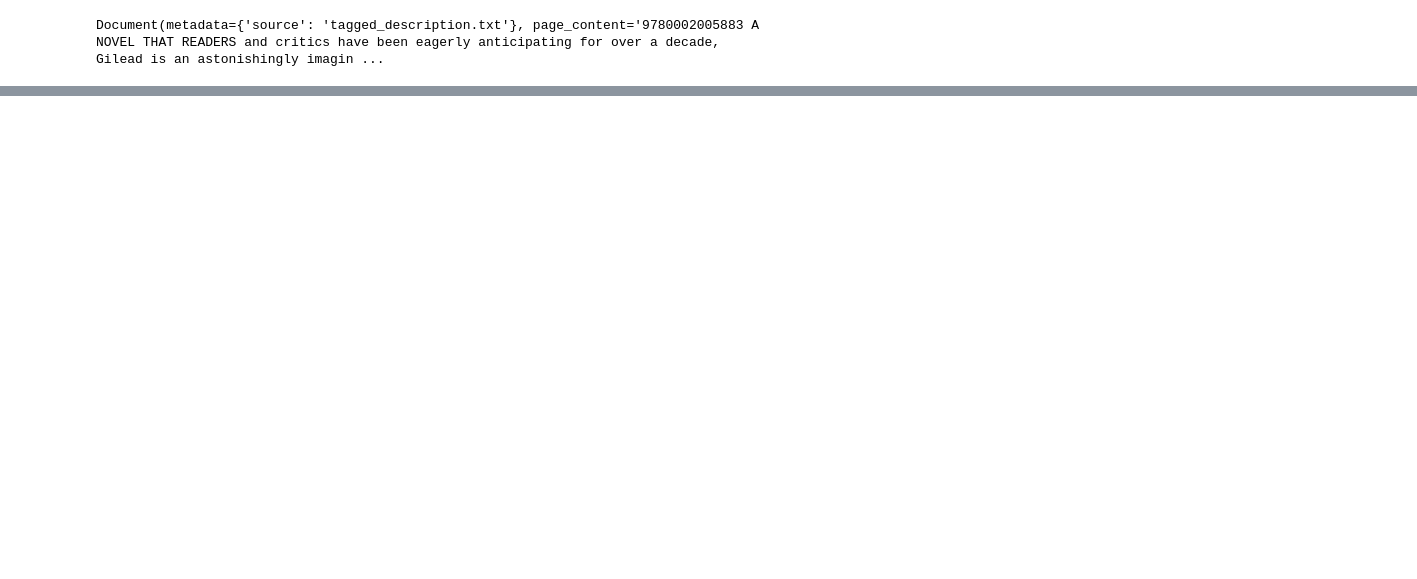
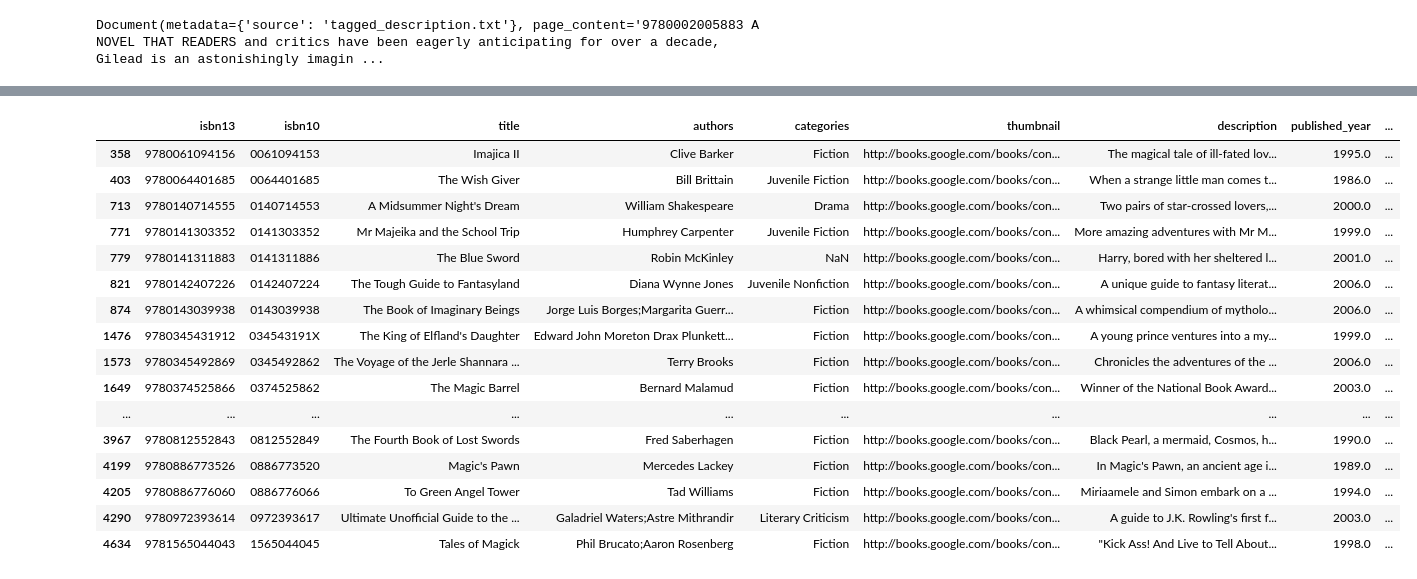
Before and after one commit to makarand-z/llm-book-recommender, a Jupyter notebook: vector-search.ipynb, the cells around one changed output, grey strips where cells are left out. Cells and saved outputs as stored; diff of their text form; code cells hidden in the pictures; blank space fills up the shorter version.

Commit message:
build vector database to store embeddings and code for vector search

```diff
--- a/vector-search.ipynb
+++ b/vector-search.ipynb
@@ -73,3 +73,11 @@ Created a chunk of size 1032, which is longer than the specified 0
 documents[0]
 # %% [output]
 Document(metadata={'source': 'tagged_description.txt'}, page_content='9780002005883 A NOVEL THAT READERS and critics have been eagerly anticipating for over a decade, Gilead is an astonishingly imagin ...
+# %%
+db_books = Chroma.from_documents(documents, embedding=OpenAIEmbeddings())
+# huggingface_embeddings = HuggingFaceEmbeddings(model_name="sentence-transformers/all-MiniLM-L6-v2")
+#
+# db_books = Chroma.from_documents(
+#     documents,
+#     embedding=huggingface_embeddings
+# )
@@ -75,0 +99,4 @@ Document(metadata={'source': 'tagged_description.txt'}, page_content='9780002005
+# %%
+query = "A book about magic"
+docs = db_books.similarity_search(query, k = 2)
+docs
@@ -75,0 +111,12 @@ Document(metadata={'source': 'tagged_description.txt'}, page_content='9780002005
+# %%
+def retrieve_semantic_recommendations(
+        query: str,
+        top_k: int = 10,
+) -> pd.DataFrame:
+    recs = db_books.similarity_search(query, k = 50)
+
+    books_list = []
+    for i in range(0, len(recs)):
+        books_list += [int(recs[i].page_content.strip('"').split()[0])]
+
+    return books[books["isbn13"].isin(books_list)]
@@ -75,0 +143,20 @@ Document(metadata={'source': 'tagged_description.txt'}, page_content='9780002005
+# %%
+retrieve_semantic_recommendations("A book about magic")
+# %% [output]
+|  | isbn13 | isbn10 | title | authors | categories | thumbnail | description | published_year | ... |
+| 358 | 9780061094156 | 0061094153 | Imajica II | Clive Barker | Fiction | http://books.google.com/books/con... | The magical tale of ill-fated lov... | 1995.0 | ... |
+| 403 | 9780064401685 | 0064401685 | The Wish Giver | Bill Brittain | Juvenile Fiction | http://books.google.com/books/con... | When a strange little man comes t... | 1986.0 | ... |
+| 713 | 9780140714555 | 0140714553 | A Midsummer Night's Dream | William Shakespeare | Drama | http://books.google.com/books/con... | Two pairs of star-crossed lovers,... | 2000.0 | ... |
+| 771 | 9780141303352 | 0141303352 | Mr Majeika and the School Trip | Humphrey Carpenter | Juvenile Fiction | http://books.google.com/books/con... | More amazing adventures with Mr M... | 1999.0 | ... |
+| 779 | 9780141311883 | 0141311886 | The Blue Sword | Robin McKinley | NaN | http://books.google.com/books/con... | Harry, bored with her sheltered l... | 2001.0 | ... |
+| 821 | 9780142407226 | 0142407224 | The Tough Guide to Fantasyland | Diana Wynne Jones | Juvenile Nonfiction | http://books.google.com/books/con... | A unique guide to fantasy literat... | 2006.0 | ... |
+| 874 | 9780143039938 | 0143039938 | The Book of Imaginary Beings | Jorge Luis Borges;Margarita Guerr... | Fiction | http://books.google.com/books/con... | A whimsical compendium of mytholo... | 2006.0 | ... |
+| 1476 | 9780345431912 | 034543191X | The King of Elfland's Daughter | Edward John Moreton Drax Plunkett... | Fiction | http://books.google.com/books/con... | A young prince ventures into a my... | 1999.0 | ... |
+| 1573 | 9780345492869 | 0345492862 | The Voyage of the Jerle Shannara ... | Terry Brooks | Fiction | http://books.google.com/books/con... | Chronicles the adventures of the ... | 2006.0 | ... |
+| 1649 | 9780374525866 | 0374525862 | The Magic Barrel | Bernard Malamud | Fiction | http://books.google.com/books/con... | Winner of the National Book Award... | 2003.0 | ... |
+| ... | ... | ... | ... | ... | ... | ... | ... | ... | ... |
+| 3967 | 9780812552843 | 0812552849 | The Fourth Book of Lost Swords | Fred Saberhagen | Fiction | http://books.google.com/books/con... | Black Pearl, a mermaid, Cosmos, h... | 1990.0 | ... |
+| 4199 | 9780886773526 | 0886773520 | Magic's Pawn | Mercedes Lackey | Fiction | http://books.google.com/books/con... | In Magic's Pawn, an ancient age i... | 1989.0 | ... |
+| 4205 | 9780886776060 | 0886776066 | To Green Angel Tower | Tad Williams | Fiction | http://books.google.com/books/con... | Miriaamele and Simon embark on a ... | 1994.0 | ... |
+| 4290 | 9780972393614 | 0972393617 | Ultimate Unofficial Guide to the ... | Galadriel Waters;Astre Mithrandir | Literary Criticism | http://books.google.com/books/con... | A guide to J.K. Rowling's first f... | 2003.0 | ... |
+| 4634 | 9781565044043 | 1565044045 | Tales of Magick | Phil Brucato;Aaron Rosenberg | Fiction | http://books.google.com/books/con... | "Kick Ass! And Live to Tell About... | 1998.0 | ... |
```
Also changed, not shown: parts of 5 cells of this notebook, 1 other file.
